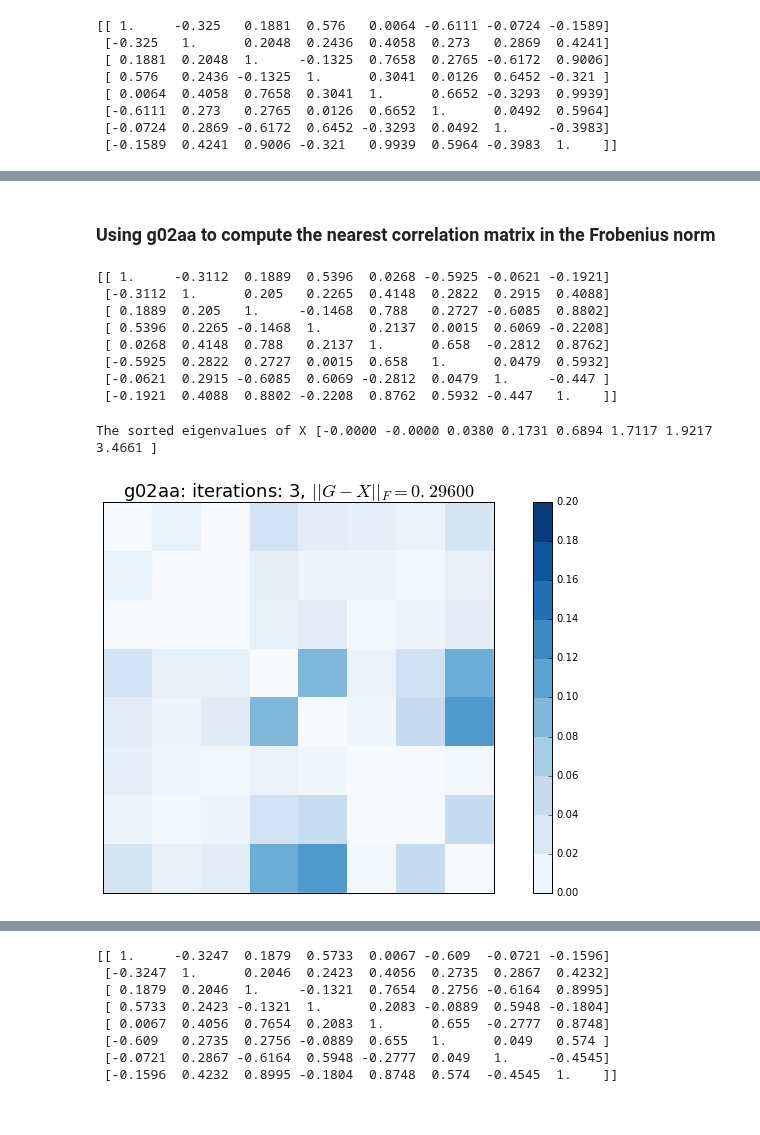
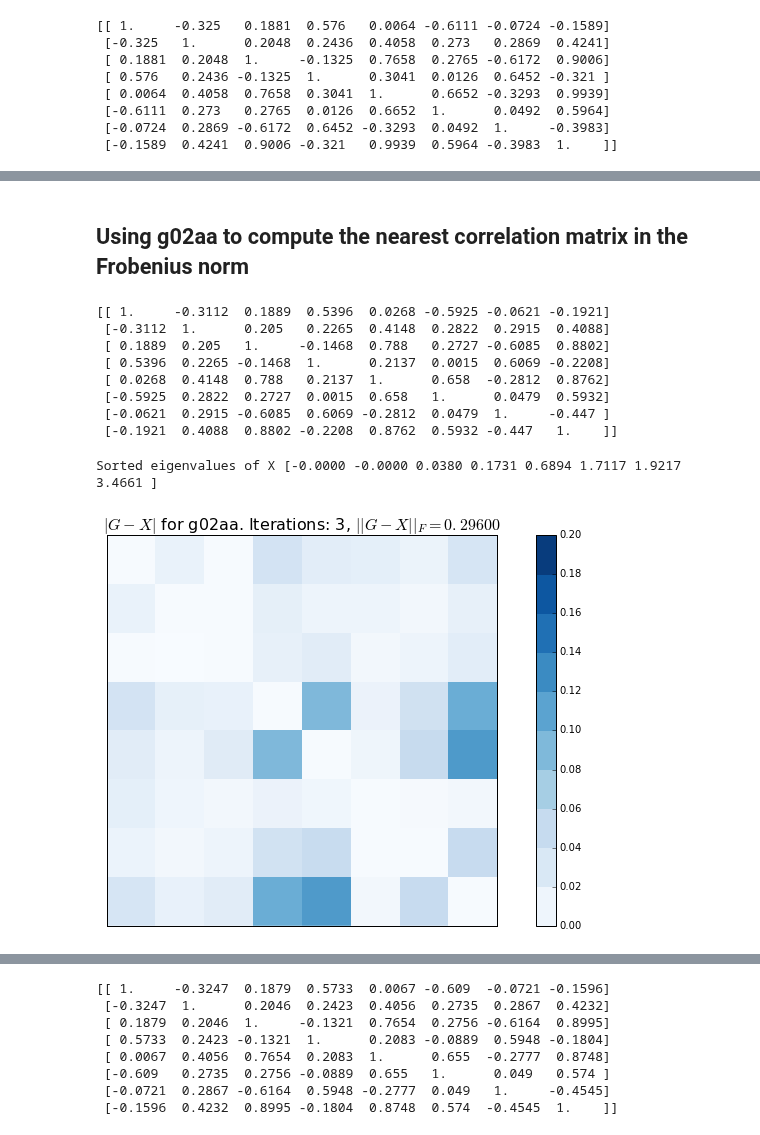
Before and after one commit to craiglucas/NCM, a Jupyter notebook: ncm_nag.ipynb, the cells around one changed output, grey strips where cells are left out. Saved outputs shown, nothing was run; the diff lists cells and outputs as text; code cells hidden in the pictures.

```diff
--- a/ncm_nag.ipynb
+++ b/ncm_nag.ipynb
@@ -330,7 +330,7 @@ $$
 
 <img src="footer.png" width=100%>
 # %% [markdown]
-### Using g02aa to compute the nearest correlation matrix in the Frobenius norm
+## Using g02aa to compute the nearest correlation matrix in the Frobenius norm
 # %%
 "Set up the call to the NAG routine."
 order = nag_util.Nag_RowMajor
@@ -365,23 +365,25 @@ print(X)
  [-0.0621  0.2915 -0.6085  0.6069 -0.2812  0.0479  1.     -0.447 ]
  [-0.1921  0.4088  0.8802 -0.2208  0.8762  0.5932 -0.447   1.    ]]
 # %%
-print("The sorted eigenvalues of X [{0}]".format(''.join(
+print("Sorted eigenvalues of X [{0}]".format(''.join(
             ['{:.4f} '.format(x) for x in np.sort(np.linalg.eig(X)[0])])))
 # %% [output]
-The sorted eigenvalues of X [-0.0000 -0.0000 0.0380 0.1731 0.6894 1.7117 1.9217 3.4661 ]
+Sorted eigenvalues of X [-0.0000 -0.0000 0.0380 0.1731 0.6894 1.7117 1.9217 3.4661 ]
 # %%
 "Plot the difference between G and X."
 fig1, ax1 = plt.subplots(figsize=(14, 7))
-cax1 = ax1.imshow(abs(X-G), interpolation='none', cmap=plt.cm.Blues, vmin=0, vmax=0.2)
+cax1 = ax1.imshow(abs(X-G), interpolation='none', cmap=plt.cm.Blues,
+                  vmin=0, vmax=0.2)
 cbar = fig1.colorbar(cax1, ticks = np.linspace(0.0, 0.2, 11, endpoint=True),
                      boundaries=np.linspace(0.0, 0.2, 11, endpoint=True))
 cbar.set_clim([0, 0.2])
 ax1.tick_params(axis='both', which='both',
                 bottom='off', top='off', left='off', right='off',
                 labelbottom='off', labelleft='off')
-ax1.set_title(r'g02aa: iterations: {0}, $||G-X||_F = {1:.5f}$'.format(itr[0],
-                                                    np.linalg.norm(X-G)), fontsize=18)
+ax1.set_title(
+    r'$|G-X|$ for g02aa. Iterations: {0}, $||G-X||_F = {1:.5f}$'.format(itr[0],
+                                             np.linalg.norm(X-G)), fontsize=16)
 plt.show()
 # %% [output]
-[figure, old version]
+[figure, new version]
 # %% [markdown]
```
Also changed, not shown: parts of 27 cells of this notebook.
